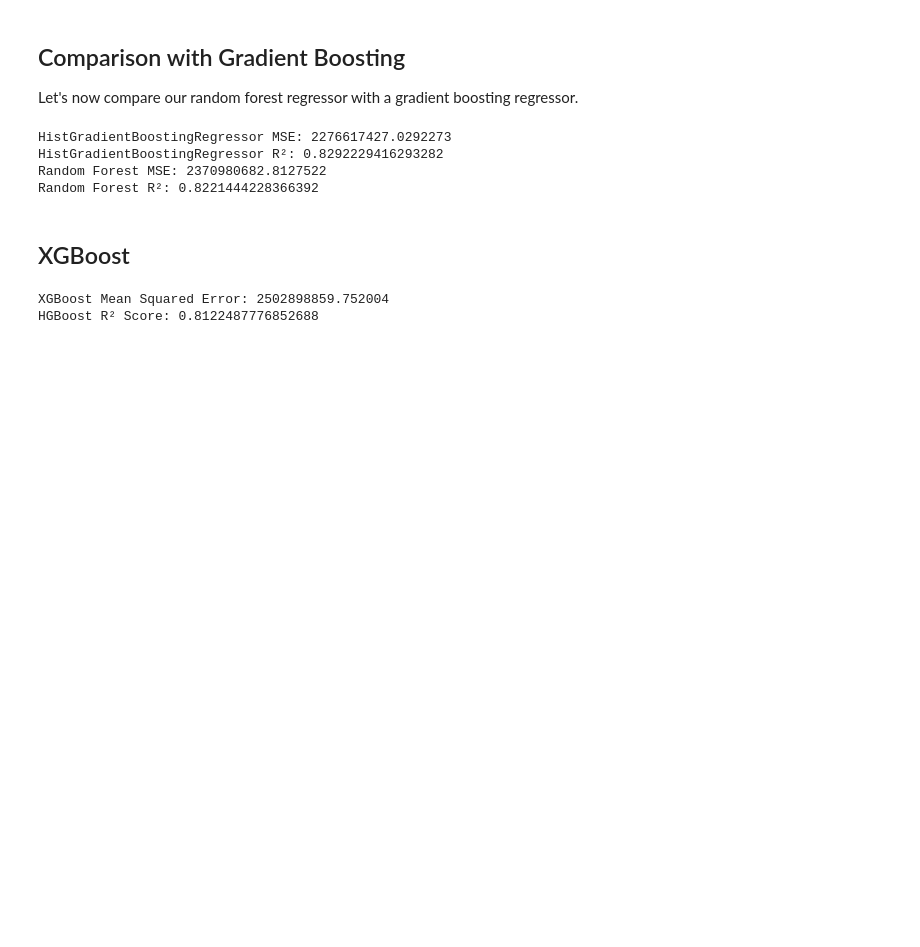
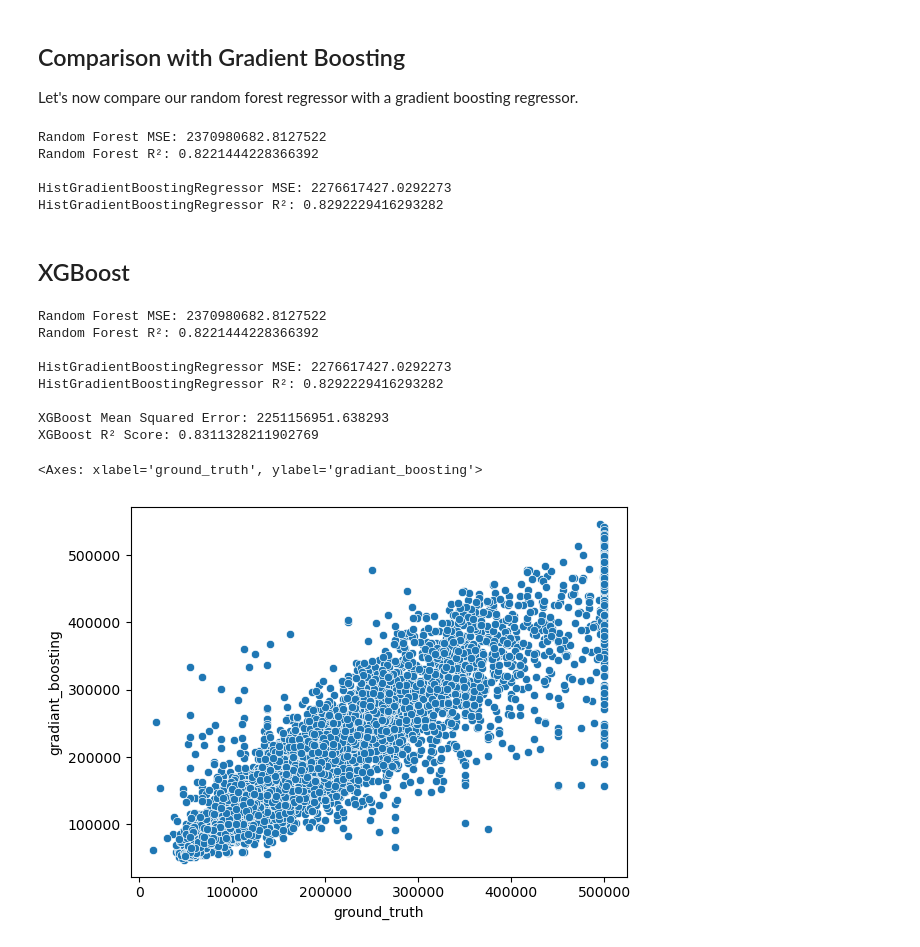
Before and after one commit to JohnMcKechnieGC/ensemble-methods, a Jupyter notebook: housing_prices.ipynb, the cells around one changed output. Cells and saved outputs as stored; diff of their text form; code cells hidden in the pictures; blank space fills up the shorter version.

```diff
--- a/housing_prices.ipynb
+++ b/housing_prices.ipynb
@@ -155,5 +175,5 @@ Initialize the random forest regressor with 100 trees.
 # %%
-forest_regressor = RandomForestRegressor(n_estimators=100, random_state=42)
+forest_regressor = RandomForestRegressor(random_state=42)
 # %% [markdown]
 Fit the regressor to the training data
 # %%
@@ -230,39 +253,71 @@ y_pred_hist = hist_regressor.predict(X_test)
 mse_hist = mean_squared_error(y_test, y_pred_hist)
 r2_hist = r2_score(y_test, y_pred_hist)
 
-# Print the performance metrics for the HistGradientBoostingRegressor and compare with Random Forest
-print("HistGradientBoostingRegressor MSE:", mse_hist)
-print("HistGradientBoostingRegressor R²:", r2_hist)
+# Compare the performance metrics for the HistGradientBoostingRegressor and RandomForestRegressor
 print("Random Forest MSE:", mse_forest)
 print("Random Forest R²:", r2_forest)
+print("\nHistGradientBoostingRegressor MSE:", mse_hist)
+print("HistGradientBoostingRegressor R²:", r2_hist)
 # %% [output]
+Random Forest MSE: 2370980682.8127522
+Random Forest R²: 0.8221444228366392
+
 HistGradientBoostingRegressor MSE: 2276617427.0292273
 HistGradientBoostingRegressor R²: 0.8292229416293282
-Random Forest MSE: 2370980682.8127522
-Random Forest R²: 0.8221444228366392
 # %% [markdown]
 ## XGBoost
 # %%
 import xgboost as xgb
-from sklearn.metrics import mean_squared_error, r2_score
 
-# Initialize the XGBoost Regressor
-xgb_reg = xgb.XGBRegressor(objective='reg:squarederror',
-                           n_estimators=100, learning_rate=0.1, max_depth=5, seed=42)
+# Initialize the XGBoost Regressor with default configuration
+xgb_reg = xgb.XGBRegressor(seed=42)
+
+# Alternatively, initialize the XGBRegressor with optimized hyperparameters as calculated here:
+# https://www.kaggle.com/code/zeyadsayedadbullah/california-housing-market-analysis
+# xgb_reg = xgb.XGBRegressor(n_estimators=878,
+#                            max_depth=9,
+#                            learning_rate=0.044560316151882315,
+#                            subsample=0.815619407603911,
+#                            colsample_bytree=0.7009722262126873,
+#                            reg_alpha=6.537887407479665,
+#                            reg_lambda=6.47817001544571,
+#                            seed=42)
 
 # Fit the model on the training data
 xgb_reg.fit(X_train, y_train)
 
 # Make predictions on the test set
-y_pred = xgb_reg.predict(X_test)
+y_pred_xgb = xgb_reg.predict(X_test)
 
 # Calculate MSE and R² score for the predictions
-mse_xgb = mean_squared_error(y_test, y_pred)
-r2_xgb = r2_score(y_test, y_pred)
+mse_xgb = mean_squared_error(y_test, y_pred_xgb)
+r2_xgb = r2_score(y_test, y_pred_xgb)
 
-# Print performance metrics
-print("XGBoost Mean Squared Error:", mse_xgb)
-print("HGBoost R² Score:", r2_xgb)
+# Print performance metrics for all three of our ensemble method regressors
+print("Random Forest MSE:", mse_forest)
+print("Random Forest R²:", r2_forest)
+print("\nHistGradientBoostingRegressor MSE:", mse_hist)
+print("HistGradientBoostingRegressor R²:", r2_hist)
+print("\nXGBoost Mean Squared Error:", mse_xgb)
+print("XGBoost R² Score:", r2_xgb)
 # %% [output]
-XGBoost Mean Squared Error: 2502898859.752004
-HGBoost R² Score: 0.8122487776852688
+Random Forest MSE: 2370980682.8127522
+Random Forest R²: 0.8221444228366392
+
+HistGradientBoostingRegressor MSE: 2276617427.0292273
+HistGradientBoostingRegressor R²: 0.8292229416293282
+
+XGBoost Mean Squared Error: 2251156951.638293
+XGBoost R² Score: 0.8311328211902769
+# %%
+predictions = pd.DataFrame()
+predictions['ground_truth'] = y_test
+predictions['random_forest'] = y_pred_forest
+predictions['gradiant_boosting'] = y_pred_hist
+predictions['xgboost'] = y_pred_xgb
+sns.scatterplot(data=predictions,
+                x='ground_truth',
+                y='gradiant_boosting')
+# %% [output]
+<Axes: xlabel='ground_truth', ylabel='gradiant_boosting'>
+[figure, added]
```
Also changed, not shown: parts of 20 cells of this notebook.
